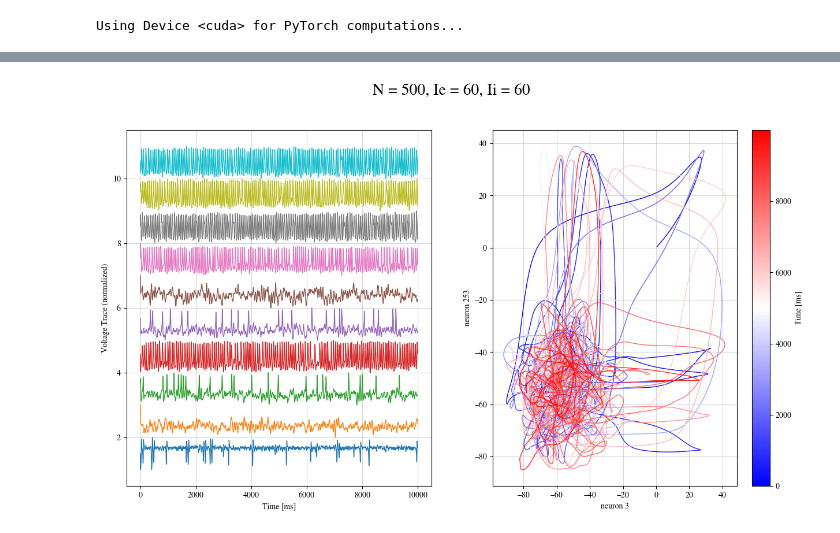
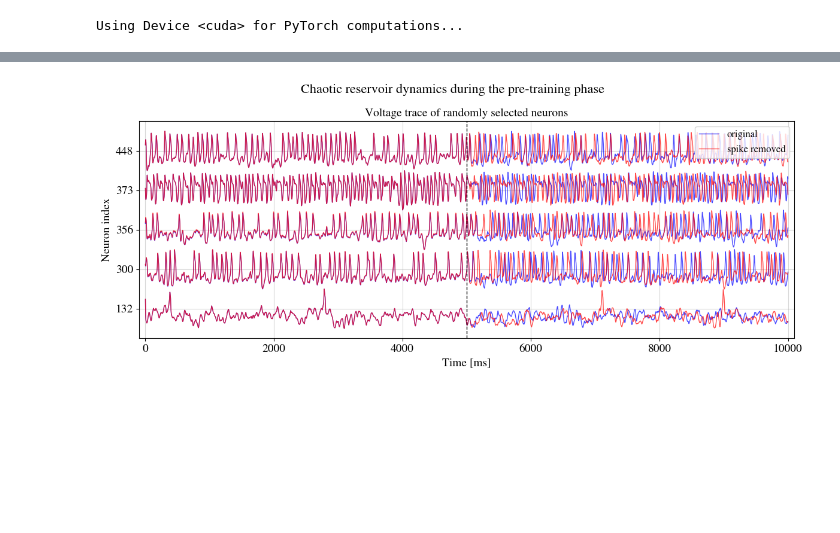
Before and after one commit to themahani/ml_force_research, a Jupyter notebook: morris_lecar/initial_chaos.ipynb, the cells around one changed output, grey strips where cells are left out. Drawn from its saved outputs; the diff is of its cells as text; code cells hidden in the pictures; blank space fills up the shorter version.

Commit message:
test: draw figures for the initial chaos in the reservoir.

```diff
--- a/morris_lecar/initial_chaos.ipynb
+++ b/morris_lecar/initial_chaos.ipynb
@@ -17,10 +18,10 @@ sys.path.append(os.path.join(os.getcwd(), "../ml-force"))
 from ml_force.models import MorrisLecar, MorrisLecarCurrent
 from ml_force.utils import z_transform
 # %%
-save_dir = os.path.join(os.getcwd(), "img/mlc")
+save_dir = os.path.join(os.getcwd(), "img", "mlc")
 # %%
 T = 10000
-dt = 5e-2
+dt = 1e-1
 t = np.arange(0, T, dt)
 # %% [markdown]
 ### Run Models
@@ -155,0 +121,11 @@ def plot_voltage_trace(voltage_trace_np:np.ndarray, rands:np.ndarray, t, step:in
+# %%
+for i in tqdm(range(nt)):
+    ml.euler_step()
+    v_trace[i] = ml.v.clone().squeeze().cpu()
+
+    if i > nt_start and i < nt_end:
+        ml_copy._BIAS = ml_copy_bias_mod
+    else:
+        ml_copy._BIAS = ml_copy_bias
+    ml_copy.euler_step()
+    v_trace_copy[i] = ml_copy.v.clone().squeeze()
@@ -156,10 +173,27 @@ def plot_voltage_trace(voltage_trace_np:np.ndarray, rands:np.ndarray, t, step:in
+# %%
+mpl.rcParams["font.family"] = "Nimbus Roman"
+
+mpl.rcParams["axes.titlesize"] = 14
+mpl.rcParams["axes.labelsize"] = 14
+mpl.rcParams["xtick.labelsize"] = 14
+mpl.rcParams["ytick.labelsize"] = 14
+mpl.rcParams["legend.fontsize"] = 14
+mpl.rcParams["figure.titlesize"] = 16
+mpl.rcParams["figure.labelsize"] = 18
+mpl.rcParams["font.style"] = "normal"
+mpl.rcParams["legend.fontsize"] = 12
+mpl.rcParams["legend.title_fontsize"] = 12
+# mpl.rcParams.keys()
 # %%
-
-voltage_trace_np = voltage_trace.numpy()
-rands = np.random.randint(low=0, high=ml._N, size=10)
+voltage_trace_np = v_trace.numpy()
+np.random.seed(seed+21)
+rands = np.random.randint(low=0, high=ml._N, size=5)
 
 step = 10
-shift = 3
-plot_voltage_trace(voltage_trace_np, rands, t, step=step, shift=shift, save_dir=save_dir)
+shift = 7
+plot_voltage_trace(
+    voltage_trace_np, v_trace_copy.numpy(), rands, t, figsize=(12, 5), line_alpha=0.7,
+    step=step, save_dir=save_dir, extension="png"
+    )
 # %% [output]
-[figure, old version]
+[figure, new version]
```
Also changed, not shown: parts of 15 cells of this notebook, 2 other files.
